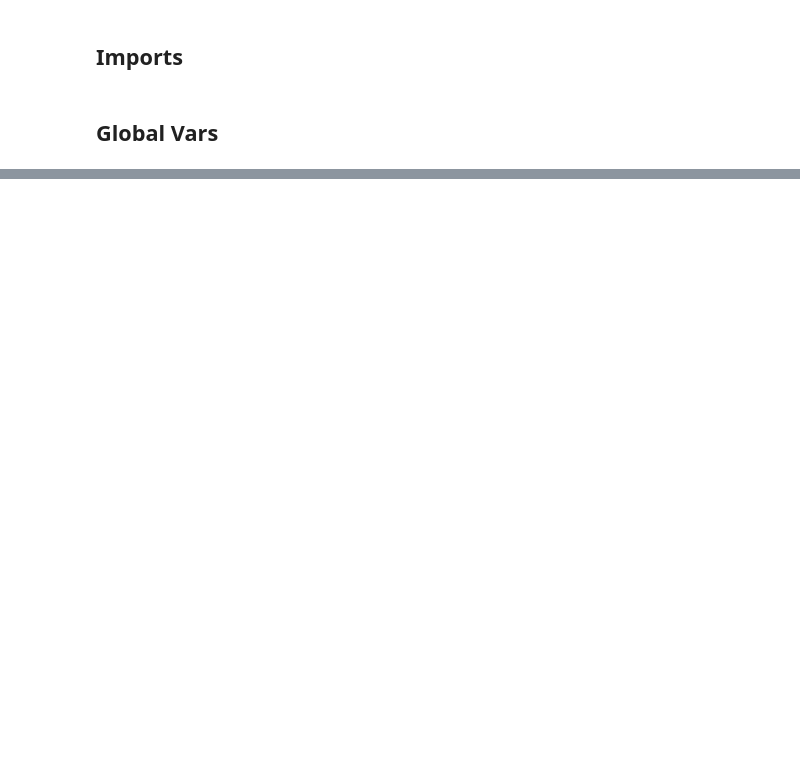
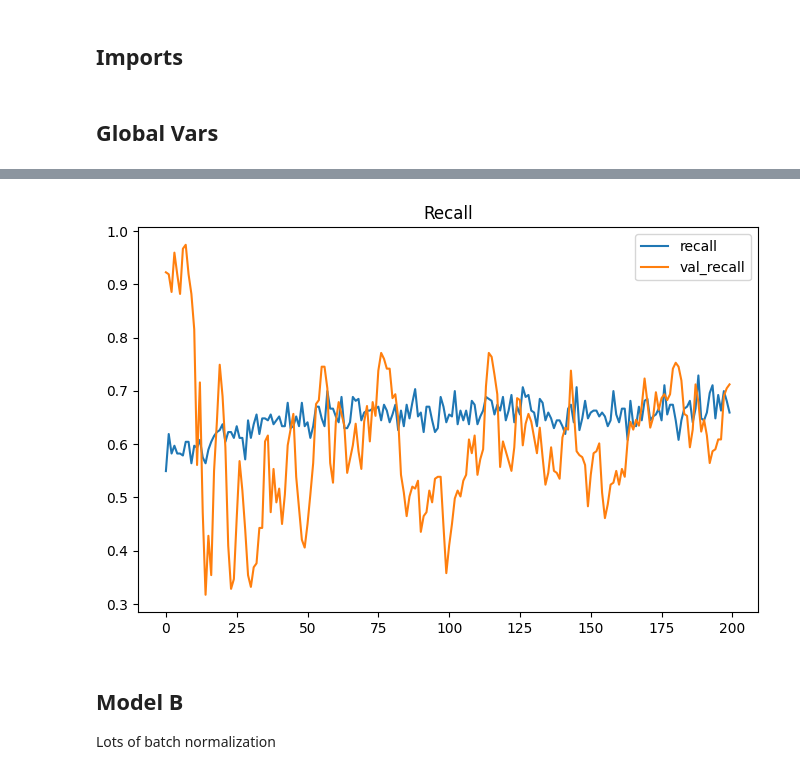
Before and after one commit to elliottevans/mlb-predictions, a Jupyter notebook: mlb_predictions/notebooks/game_forecaster.ipynb, the cells around one changed output, grey strips where cells are left out. Drawn from its saved outputs; the diff is of its cells as text; code cells hidden in the pictures; blank space fills up the shorter version.

```diff
--- a/mlb_predictions/notebooks/game_forecaster.ipynb
+++ b/mlb_predictions/notebooks/game_forecaster.ipynb
@@ -449,0 +928,9 @@ nan
+# %%
+_ = pd.DataFrame(
+    {k: v for k, v in history.history.items() if k in ("recall", "val_recall")}
+).plot(figsize=(8, 5), title="Recall")
+# %% [output]
+[figure, added]
+# %% [markdown]
+## Model B
+Lots of batch normalization
```
Also changed, not shown: parts of 34 cells of this notebook, 3 other files.
